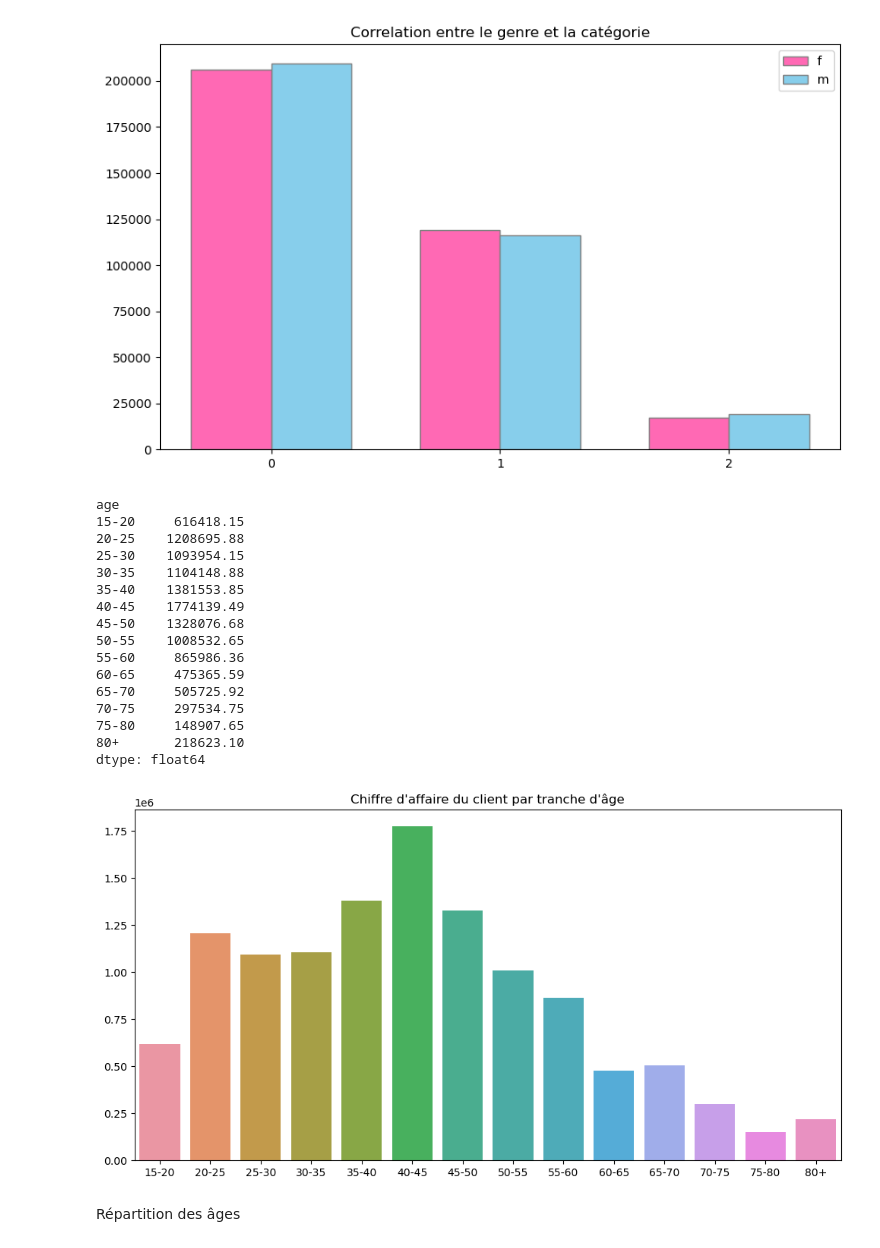
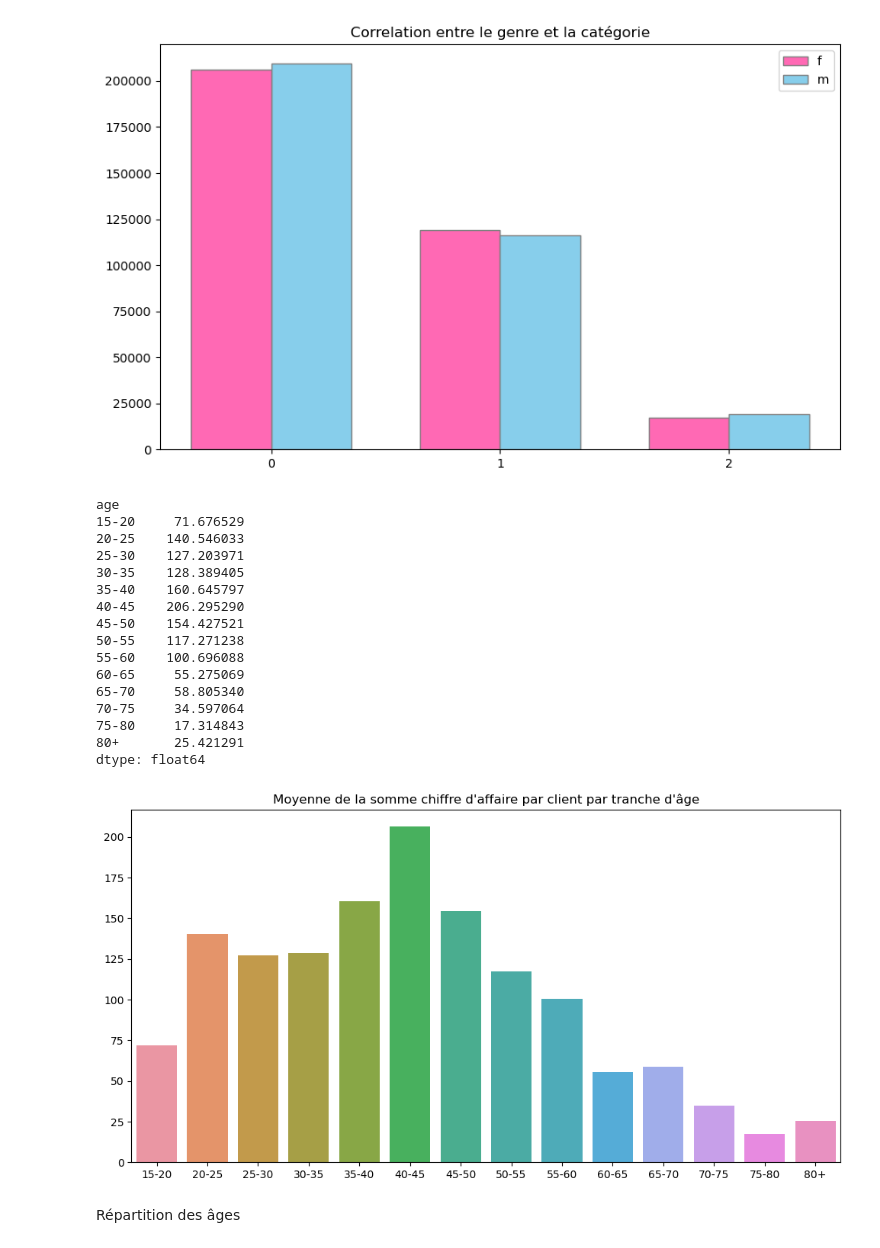
Before and after one commit to kikduck/DA-P6, a Jupyter notebook: notebook-p6.ipynb, the cells around one changed output. Saved outputs shown, nothing was run; the diff lists cells and outputs as text; code cells hidden in the pictures.

```diff
--- a/notebook-p6.ipynb
+++ b/notebook-p6.ipynb
@@ -430,32 +443,32 @@ plt.show()
 [figure]
 # %%
 df_CA_par_age = pd.crosstab(df_final['age'], df_final['client_id'], values=df_final['price'], aggfunc='sum')
-df_CA_par_age = df_CA_par_age.sum(axis=1)
+df_CA_par_age = df_CA_par_age.mean(axis=1)
 df_CA_par_age
 # %% [output]
 age
-15-20     616418.15
-20-25    1208695.88
-25-30    1093954.15
-30-35    1104148.88
-35-40    1381553.85
-40-45    1774139.49
-45-50    1328076.68
-50-55    1008532.65
-55-60     865986.36
-60-65     475365.59
-65-70     505725.92
-70-75     297534.75
-75-80     148907.65
-80+       218623.10
+15-20     71.676529
+20-25    140.546033
+25-30    127.203971
+30-35    128.389405
+35-40    160.645797
+40-45    206.295290
+45-50    154.427521
+50-55    117.271238
+55-60    100.696088
+60-65     55.275069
+65-70     58.805340
+70-75     34.597064
+75-80     17.314843
+80+       25.421291
 dtype: float64
 # %%
 plt.figure(figsize=(12, 6))
 sns.barplot(x = labels_age, y = df_CA_par_age)
-plt.title("Chiffre d'affaire du client par tranche d'âge")
+plt.title("Moyenne de la somme chiffre d'affaire par client par tranche d'âge")
 plt.show()
 # %% [output]
-[figure, old version]
+[figure, new version]
 # %% [markdown]
 Répartition des âges
 # %%
```
Also changed, not shown: parts of 41 cells of this notebook.
